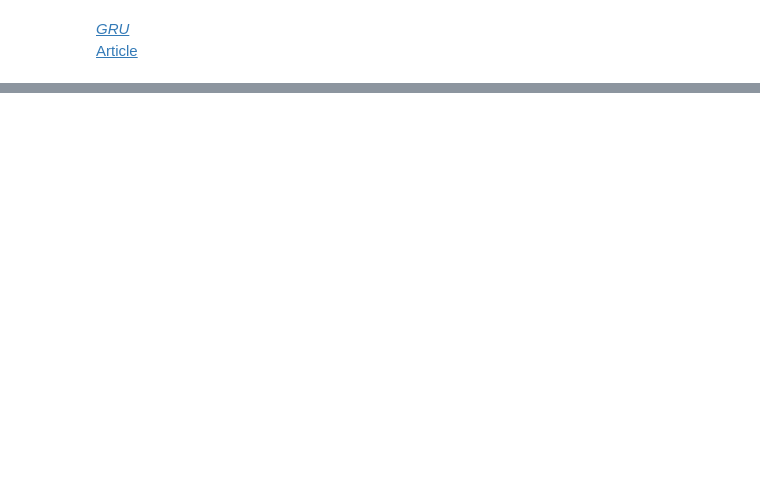
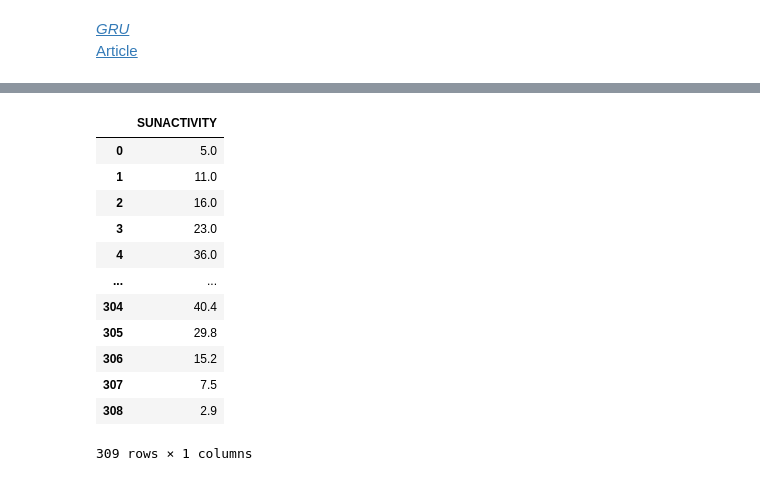
Before and after one commit to RezaSaadatyar/Deep-Learning-in-python, a Jupyter notebook: New folder/App 1.ipynb, the cells around one changed output, grey strips where cells are left out. Saved outputs shown, nothing was run; the diff lists cells and outputs as text; code cells hidden in the pictures; blank space fills up the shorter version.

```diff
--- a/New folder/App 1.ipynb
+++ b/New folder/App 1.ipynb
@@ -257,0 +283,16 @@ Epoch 100/100
+# %%
+data
+# %% [output]
+|  | SUNACTIVITY |
+| 0 | 5.0 |
+| 1 | 11.0 |
+| 2 | 16.0 |
+| 3 | 23.0 |
+| 4 | 36.0 |
+| ... | ... |
+| 304 | 40.4 |
+| 305 | 29.8 |
+| 306 | 15.2 |
+| 307 | 7.5 |
+| 308 | 2.9 |
+309 rows × 1 columns
```
Also changed, not shown: parts of 9 cells of this notebook.
